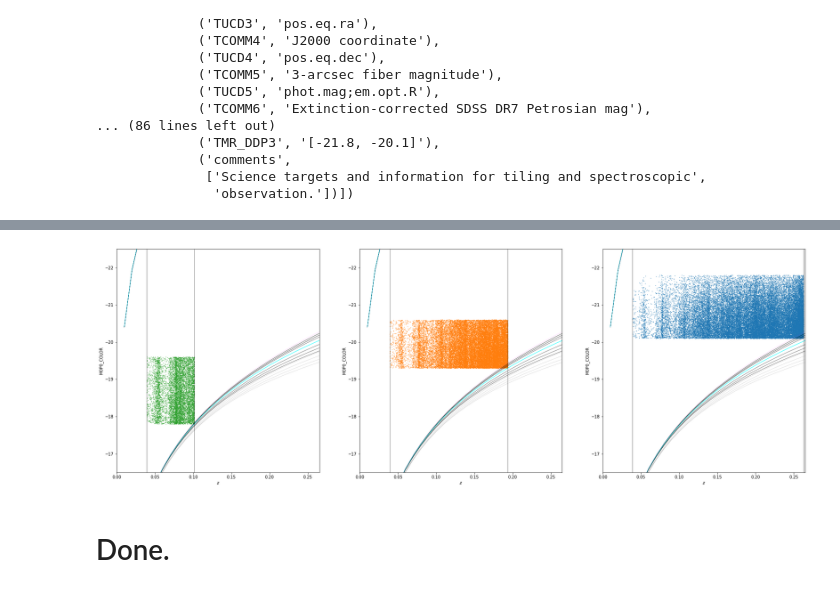
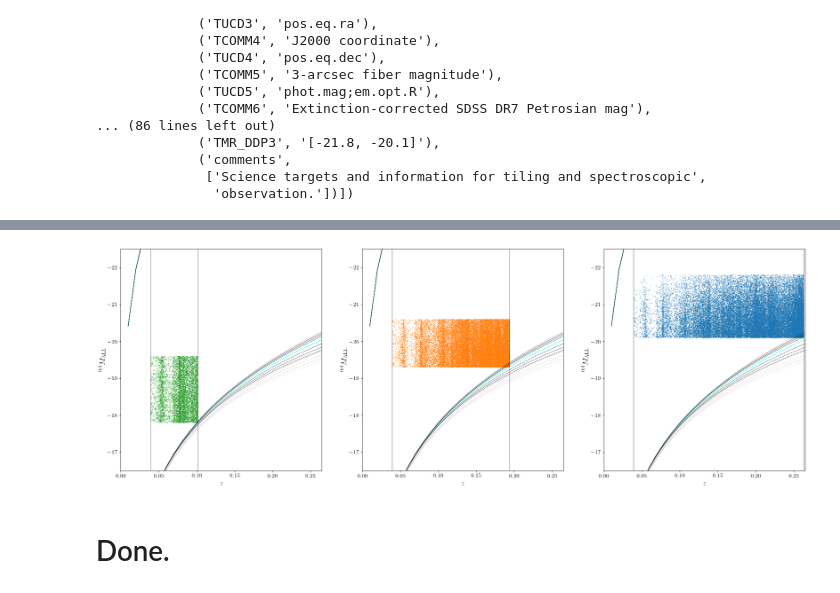
Before and after one commit to SgmAstro/DESI, a Jupyter notebook: docs/nb/ddp_QA.ipynb, the cells around one changed output, grey strips where cells are left out. Saved outputs shown, nothing was run; the diff lists cells and outputs as text; code cells hidden in the pictures.

```diff
--- a/docs/nb/ddp_QA.ipynb
+++ b/docs/nb/ddp_QA.ipynb
@@ -179,35 +182,37 @@ for ax in axes:
         if (ddp_limit['ALL'] == True) & (ddp_limit['GMR_0P1'] == 0.603):
             ax.plot(data['Z'], data[MCOL], c='cyan', lw=1., alpha=alpha)
             continue
 
         if (ddp_limit['ALL'] == False) & (rlim == 19.8) & (ddp_limit['GMR_0P1'] == 1.067):
             ax.plot(data['Z'], data[MCOL], c='magenta', lw=0.5, alpha=alpha)
 
         elif (ddp_limit['ALL'] == False) & (rlim == 12.0) & (ddp_limit['GMR_0P1'] == 0.131):
             ax.plot(data['Z'], data[MCOL], c='magenta', lw=0.5, alpha=alpha)
 
         else:
             ax.plot(data['Z'], data[MCOL], c='k', lw=0.5, alpha=alpha)
 
         # print('{:d}\t{}\t{:.3f}\t{:.3f}\t{:.3f}\t{}'.format(i, cnt, ddp_limit['RLIM'], ddp_limit['GMR_0P1'], ddp_limit['GMR_0P0'], ddp_limit['ALL']))
 
-        ax.set_xlabel(r'$z$')
-        ax.set_ylabel('M0P0_COLOR')
+        ax.set_xlabel(r'$z$', fontsize=16)
+        #ax.set_ylabel('M0P0_{ALL}')
+
+        ax.set_ylabel(r'$^{0.0}M_{\rm ALL}$', fontsize=18)
 
         ax.set_xlim(  0.0, 0.265)
         ax.set_ylim(-16.5, -22.5)
 
 for i, ax in enumerate(axes[::-1]):
     is_ddp = [x == 1 for x in gama_ddp['DDP'].data[:,i]]
     ax.scatter(gama_ddp['ZGAMA'][is_ddp], gama_ddp['MALL_0P0'][is_ddp], s=0.25, alpha=1., c=colors[i])
 
 for idx, ax in zip(range(3), axes[::-1]):
     zmin = gama_ddp.meta['DDP{}_ZMIN'.format(idx+1)]
     zmax = gama_ddp.meta['DDP{}_ZMAX'.format(idx+1)]
 
     ax.axvline(zmin, lw=0.5, c='k')
     ax.axvline(zmax, lw=0.5, c='k')
 # %% [output]
-[figure, old version]
+[figure, new version]
 # %% [markdown]
 # Done.
```
Also changed, not shown: parts of 4 cells of this notebook, 8 other files.
